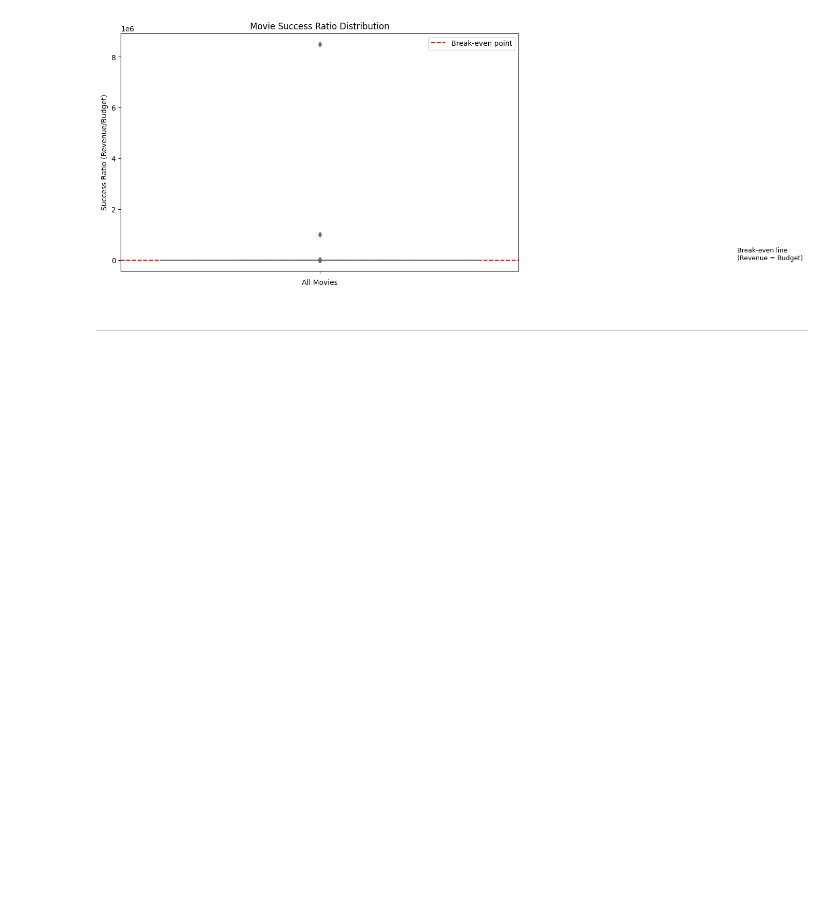
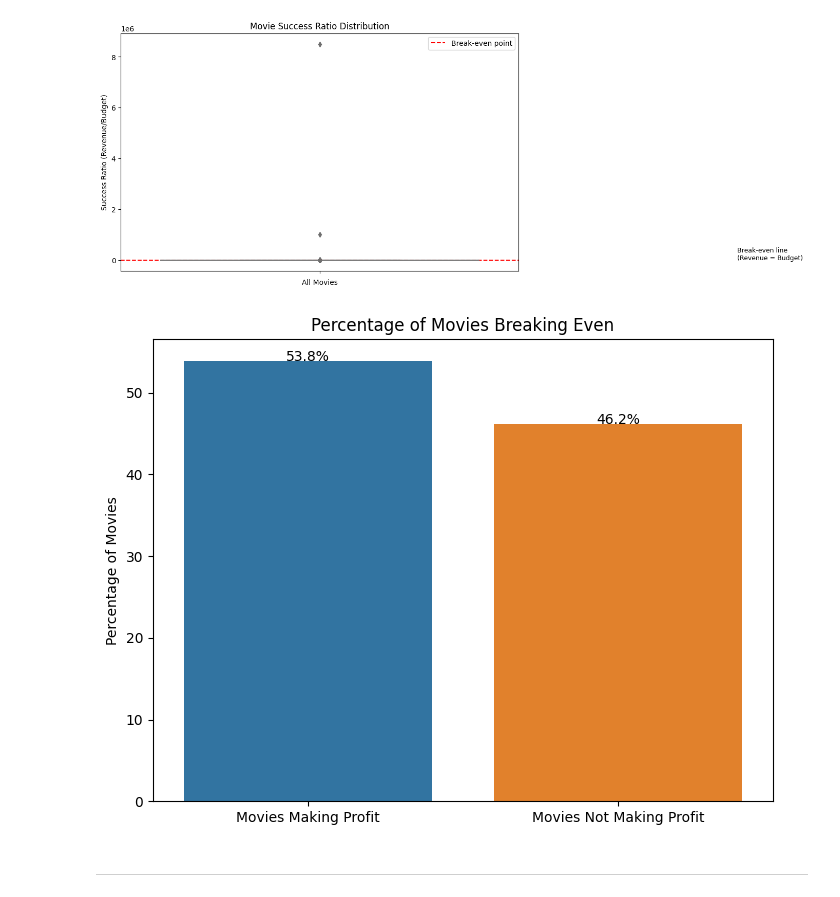
Before and after one commit to Agnieszkalukasiak/Film_Hit_prediction, a Jupyter notebook: jupyter_notebooks/Film_success_study.ipynb, the cells around one changed output. Drawn from its saved outputs; the diff is of its cells as text; code cells hidden in the pictures; blank space fills up the shorter version.

Commit message:
deleted and added various plots to better understand the correlation between variables

```diff
--- a/jupyter_notebooks/Film_success_study.ipynb
+++ b/jupyter_notebooks/Film_success_study.ipynb
@@ -375,6 +375,25 @@ plt.text(1.05, 1, 'Break-even line\n(Revenue = Budget)', fontsize=9)
 # %% [output]
 Text(1.05, 1, 'Break-even line\n(Revenue = Budget)')
 [figure]
+# %%
+import seaborn as sns
+
+# Calculate percentages
+total = len(df_millions)
+percent_profitable = (sum(df_millions['success_ratio'] > 1) / total) * 100
+percent_not_profitable = 100 - percent_profitable
+
+plt.figure(figsize=(8,6))
+sns.barplot(x=['Movies Making Profit', 'Movies Not Making Profit'],
+          y=[percent_profitable, percent_not_profitable])
+plt.title('Percentage of Movies Breaking Even')
+plt.ylabel('Percentage of Movies')
+
+# Add percentage labels
+for i, v in enumerate([percent_profitable, percent_not_profitable]):
+   plt.text(i, v, f'{v:.1f}%', ha='center')
+# %% [output]
+[figure, added]
 # %% [markdown]
 ---
 # %% [markdown]
```
Also changed, not shown: parts of 1 cell of this notebook.
